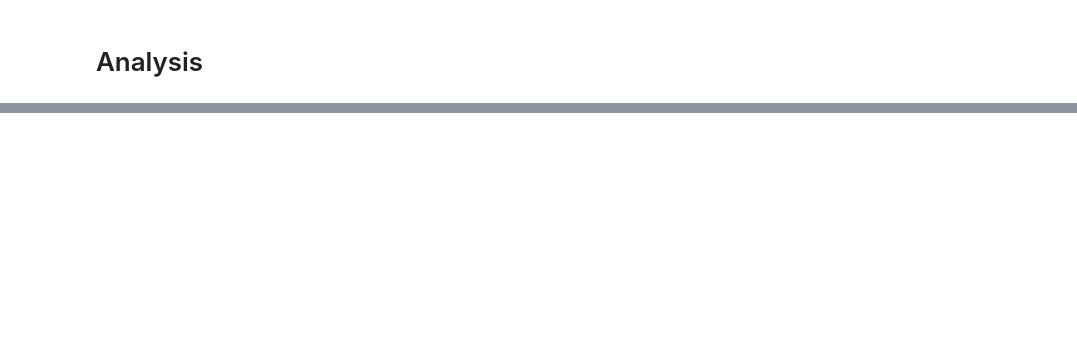
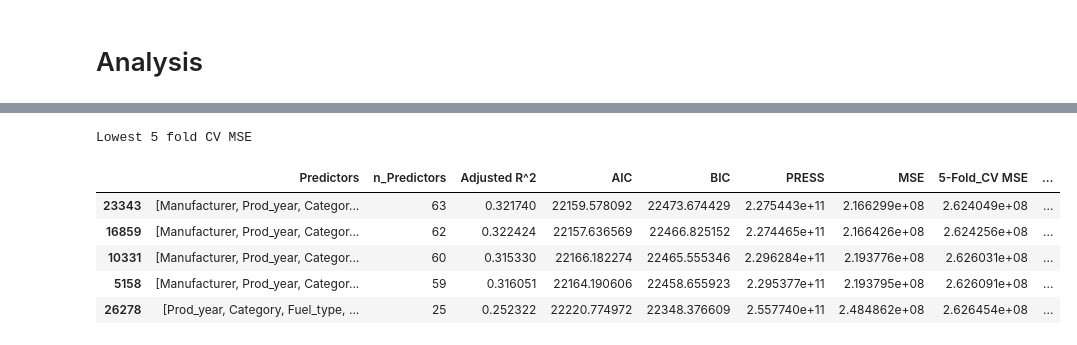
Before and after one commit to mattohan567/msds601-final-project2, a Jupyter notebook: model_selection/selecting_model.ipynb, the cells around one changed output, grey strips where cells are left out. Saved outputs shown, nothing was run; the diff lists cells and outputs as text; code cells hidden in the pictures; blank space fills up the shorter version.

```diff
--- a/model_selection/selecting_model.ipynb
+++ b/model_selection/selecting_model.ipynb
@@ -331,3 +349,11 @@ results_df.loc[results_df['MSE'].idxmin()]
 # %%
-print('Lowest CV MSE')
-results_df.loc[results_df['5-Fold_CV MSE'].idxmin()]
+print('Lowest 5 fold CV MSE')
+results_df.sort_values('5-Fold_CV MSE').head(5)
+# %% [output]
+Lowest 5 fold CV MSE
+|  | Predictors | n_Predictors | Adjusted R^2 | AIC | BIC | PRESS | MSE | 5-Fold_CV MSE | ... |
+| 23343 | [Manufacturer, Prod_year, Categor... | 63 | 0.321740 | 22159.578092 | 22473.674429 | 2.275443e+11 | 2.166299e+08 | 2.624049e+08 | ... |
+| 16859 | [Manufacturer, Prod_year, Categor... | 62 | 0.322424 | 22157.636569 | 22466.825152 | 2.274465e+11 | 2.166426e+08 | 2.624256e+08 | ... |
+| 10331 | [Manufacturer, Prod_year, Categor... | 60 | 0.315330 | 22166.182274 | 22465.555346 | 2.296284e+11 | 2.193776e+08 | 2.626031e+08 | ... |
+| 5158 | [Manufacturer, Prod_year, Categor... | 59 | 0.316051 | 22164.190606 | 22458.655923 | 2.295377e+11 | 2.193795e+08 | 2.626091e+08 | ... |
+| 26278 | [Prod_year, Category, Fuel_type, ... | 25 | 0.252322 | 22220.774972 | 22348.376609 | 2.557740e+11 | 2.484862e+08 | 2.626454e+08 | ... |
```
Also changed, not shown: parts of 8 cells of this notebook.
